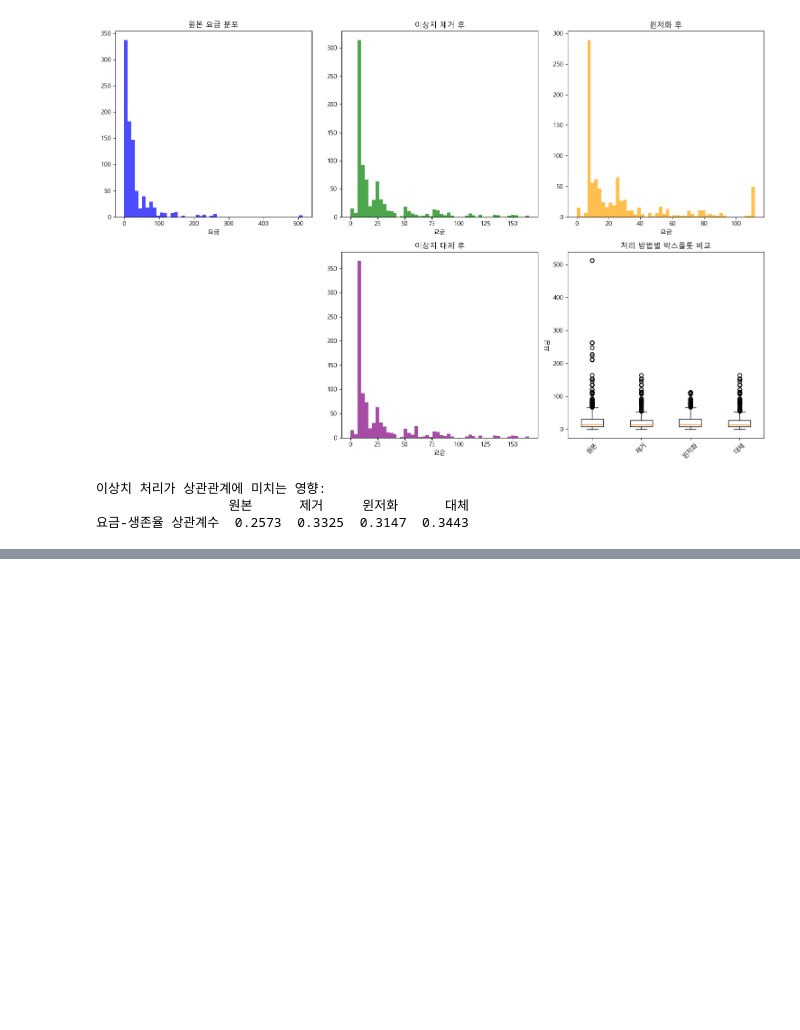
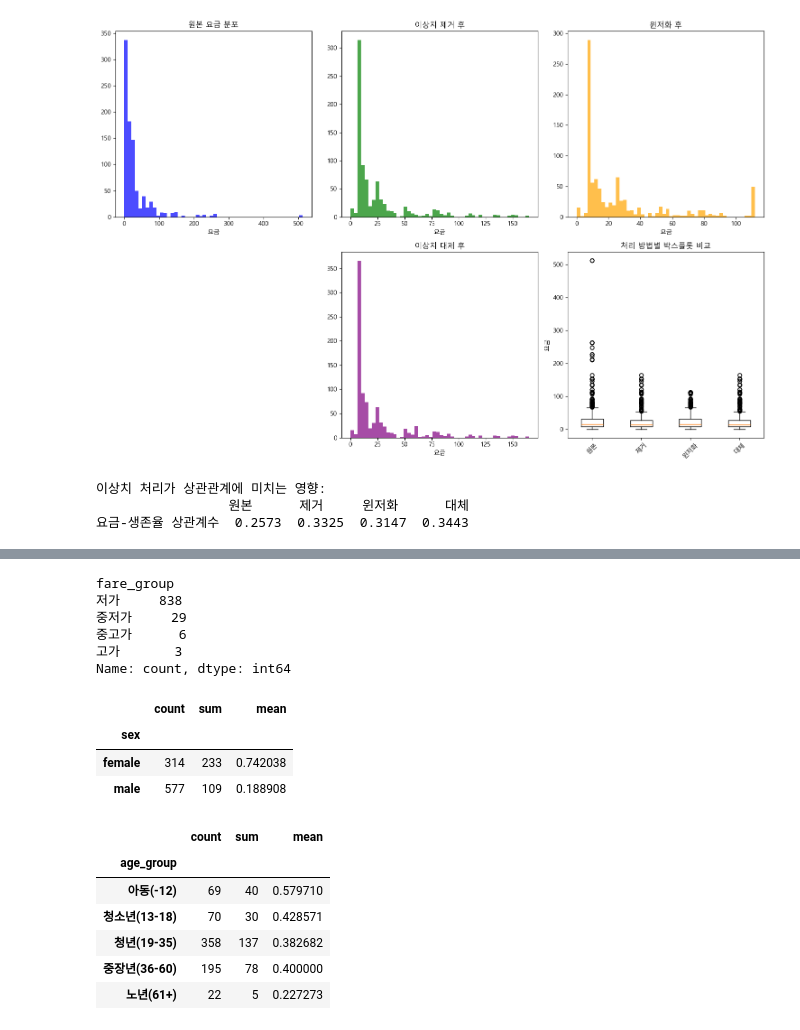
Before and after one commit to ming2tofu33/TIL, a Jupyter notebook: DataAnalysis/titanic.ipynb, the cells around one changed output, grey strips where cells are left out. Drawn from its saved outputs; the diff is of its cells as text; code cells hidden in the pictures; blank space fills up the shorter version.

```diff
--- a/DataAnalysis/titanic.ipynb
+++ b/DataAnalysis/titanic.ipynb
@@ -593,0 +738,42 @@ print(correlation_comparison.round(4))
+# %%
+# 1-1. 요금으로 insight를 뽑을 수 있을까? (돈을 특히 많이 낸 사람들의 생존율?)
+
+labels = ['하위 25%', '중하위 25%', '중상위 25%', '상위 25%']
+fare_group = pd.qcut(titanic['fare'], q=4, labels=labels)
+
+titanic['fare_group'].value_counts()
+# %% [output]
+fare_group
+저가     838
+중저가     29
+중고가      6
+고가       3
+Name: count, dtype: int64
+# %%
+# 2. 성별 생존율
+sex_survival = titanic.groupby('sex')['survived'].agg(['count', 'sum', 'mean'])
+
+sex_survival
+# %% [output]
+|  | count | sum | mean |
+| sex |  |  |  |
+| female | 314 | 233 | 0.742038 |
+| male | 577 | 109 | 0.188908 |
+# %%
+# 3. 나이 생존율(연령대 별)
+titanic['age_group'] = pd.cut(
+    titanic['age'],
+    bins=[0, 12, 18, 35, 60, 100],  # 초과 ~ 이하
+    labels=['아동(-12)','청소년(13-18)','청년(19-35)','중장년(36-60)','노년(61+)']
+)
+age_survival = titanic.groupby('age_group', observed=True)['survived'].agg(['count', 'sum', 'mean']).dropna()
+
+age_survival
+# %% [output]
+|  | count | sum | mean |
+| age_group |  |  |  |
+| 아동(-12) | 69 | 40 | 0.579710 |
+| 청소년(13-18) | 70 | 30 | 0.428571 |
+| 청년(19-35) | 358 | 137 | 0.382682 |
+| 중장년(36-60) | 195 | 78 | 0.400000 |
+| 노년(61+) | 22 | 5 | 0.227273 |
```
Also changed, not shown: parts of 14 cells of this notebook, 3 other files.
